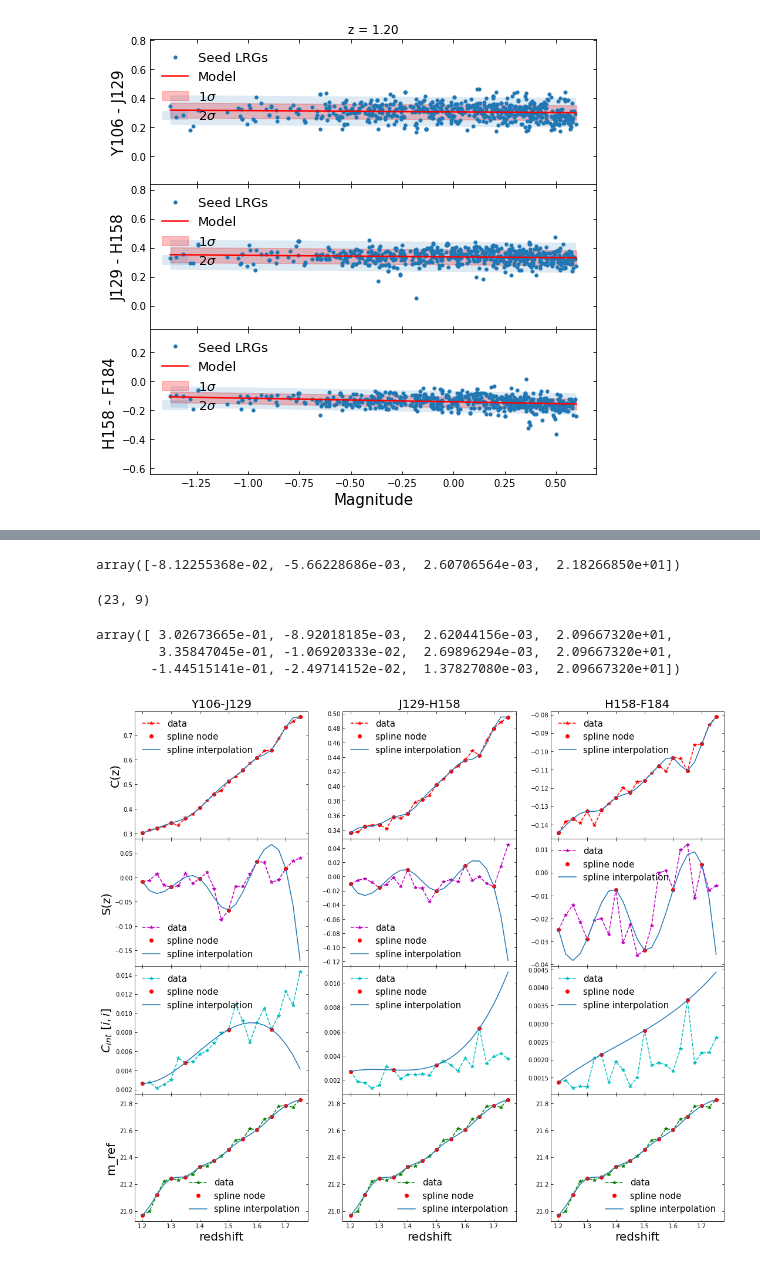
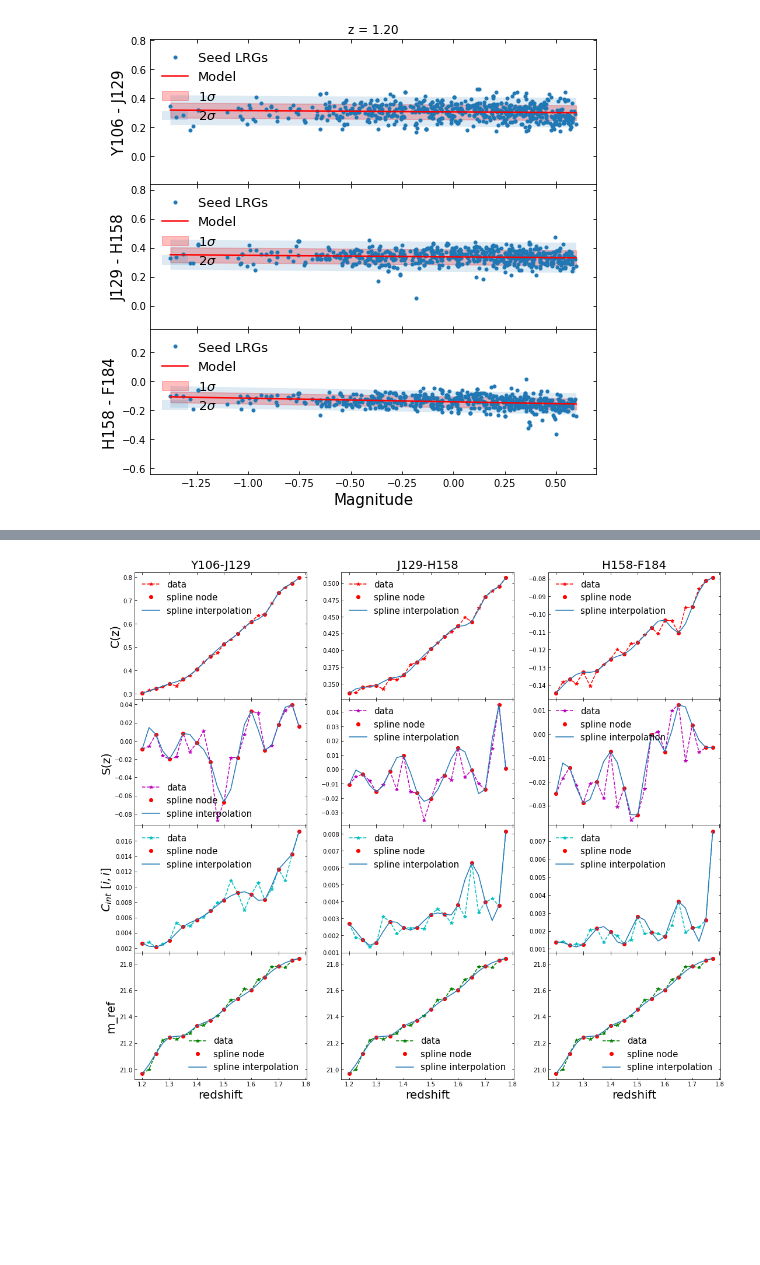
Before and after one commit to Zhiyuan-G/Rubin-Roman-redmagic, a Jupyter notebook: Roman_red_sequence_calibration.ipynb, the cells around one changed output, grey strips where cells are left out. Cells and saved outputs as stored; diff of their text form; code cells hidden in the pictures; blank space fills up the shorter version.

```diff
--- a/Roman_red_sequence_calibration.ipynb
+++ b/Roman_red_sequence_calibration.ipynb
@@ -249,2 +181,0 @@ array([0.00276327, 0.0032073 ])
-# %%
-try_m = np.zeros(shape = (10,9))
@@ -257,4 +182,2 @@ try_m[0].shape
-# %%
-try_m[0] = aaa
 # %% [markdown]
 ## An example redshift bin $z = 1.2 - 1.225$
@@ -275,7 +194,7 @@ for kk in range(3):
 
     m_ref_mean,mag_ref,color,color_err = get_vals(c1 = fr[kk],c2 = fr[kk+1],ref_m=fr[-1],z_mask=z_mask)
     x0 = (1,0.5,0.002)
-    res = minimize(func, x0,bounds=((None,None),(None,None),(0,None)),args=(mag_ref,m_ref_mean,color,color_err))
+    res = minimize(func, x0,bounds=[(None,None),(None,None),(0,None)],args=(mag_ref,m_ref_mean,color,color_err))
     plot_model(ax = ax[kk], mag_ref=mag_ref,m_ref_mean=m_ref_mean,res=res.x,c1=fr[kk],c2 = fr[kk+1])
     try_m[0,kk*3:kk*3 + 3] = res.x
 # %% [output]
@@ -289,19 +202,6 @@ rr = res.x
-# %%
-np.append(rr,m_ref_mean)
-# %% [output]
-array([-8.12255368e-02, -5.66228686e-03,  2.60706564e-03,  2.18266850e+01])
-# %%
-parm_vals.shape
-# %% [output]
-(23, 9)
-# %%
-parm_vals[0]
-# %% [output]
-array([ 3.02673665e-01, -8.92018185e-03,  2.62044156e-03,  2.09667320e+01,
-        3.35847045e-01, -1.06920333e-02,  2.69896294e-03,  2.09667320e+01,
-       -1.44515141e-01, -2.49714152e-02,  1.37827080e-03,  2.09667320e+01])
 # %%
-zs_low = np.arange(1.2,1.775,0.025)
+fr = ['Y106','J129','H158','F184']
+zs_low = np.arange(1.2,1.8-0.025,0.025)
 # 0: c
 # 1: s
 # 2: c_ii
@@ -317,34 +217,40 @@ for i,z_low in tqdm(enumerate(zs_low)):
 
         m_ref_mean,mag_ref,color,color_err = get_vals(c1 = fr[kk],c2 = fr[kk+1],ref_m=fr[-1],z_mask=z_mask)
         x0 = (1,0.5,0.002)
-        res = minimize(func, x0,bounds=((None,None),(None,None),(0,None)),args=(mag_ref,m_ref_mean,color,color_err))
+        res = minimize(func, x0,bounds=[(None,None),(None,None),(0,None)],args=(mag_ref,m_ref_mean,color,color_err))
         parm_vals[i,4*kk:4*kk+4] = np.append(res.x,m_ref_mean)
 # %%
+interpolators = {}
 f,ax = plt.subplots(4,3,figsize = (18,16),sharex= True)
 colors = ['r','m','c','g']
 labels = ['C(z)','S(z)',r'$C_{int}\ [i,i]$','m_ref']
+interp_name = ['c1','c2','c3','s1','s2','s3','sigma1','sigma2','sigma3','mref1','mref2','mref3']
 plt.subplots_adjust(hspace= 0.0)
-node_num = [2,4,6,2]
+node_num = [2,2,2,2]
+count = 0
 for j in range(4):
     for k in range(3):
         ax[0][k].set_title( ('%s-%s')%(fr[k],fr[k+1]),fontsize = 20)
         node_z = []
         node_val = []
-        if j == 2:
-            ax[j][k].plot(zs_low,(parm_vals[:,k*4+j]),'*--',color = colors[j],label = 'data')
-        else:
-            ax[j][k].plot(zs_low,parm_vals[:,k*4+j],'*--',color = colors[j],label = 'data')
+
+        ax[j][k].plot(zs_low,(parm_vals[:,k*4+j]),'*--',color = colors[j],label = 'data')
+
         ax[-1][k].set_xlabel('redshift',fontsize = 20)
 
         for ii in range(len(parm_vals[:,k*4+j])):
-            if ii % node_num[j] == 0:
+
+            if ii % node_num[j] == 0 or ii == 0 or ii == len(parm_vals[:,k*4+j])-1:
                 node_z.append(zs_low[ii])
                 node_val.append(parm_vals[:,k*4+j][ii])
-        f = interp1d(node_z, node_val, kind='cubic',fill_value='extrapolate')
+        f = interp1d(node_z, node_val, kind='cubic')
+        interpolators[interp_name[count]] = f
+        count += 1
         ax[j][k].plot(node_z,node_val,'ro',label = 'spline node')
         ax[j][k].plot(zs_low,f(zs_low),'-',label = 'spline interpolation')
         if k == 0:
             ax[j][k].set_ylabel(labels[j],fontsize = 20)
         ax[j][k].legend(fontsize = 15,frameon = False)
+#plt.savefig('plots/red_sequence_model_parms_C_ii.pdf')
 # %% [output]
-[figure, old version]
+[figure, new version]
```
Also changed, not shown: parts of 20 cells of this notebook.
